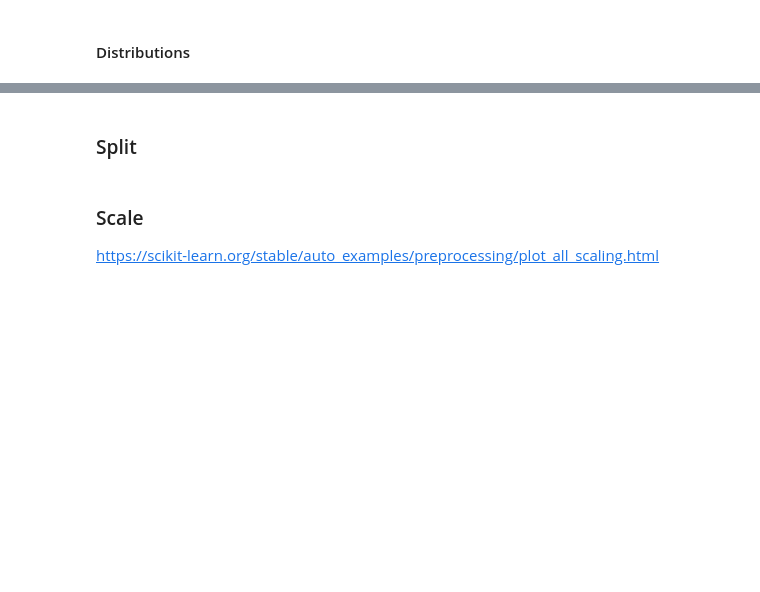
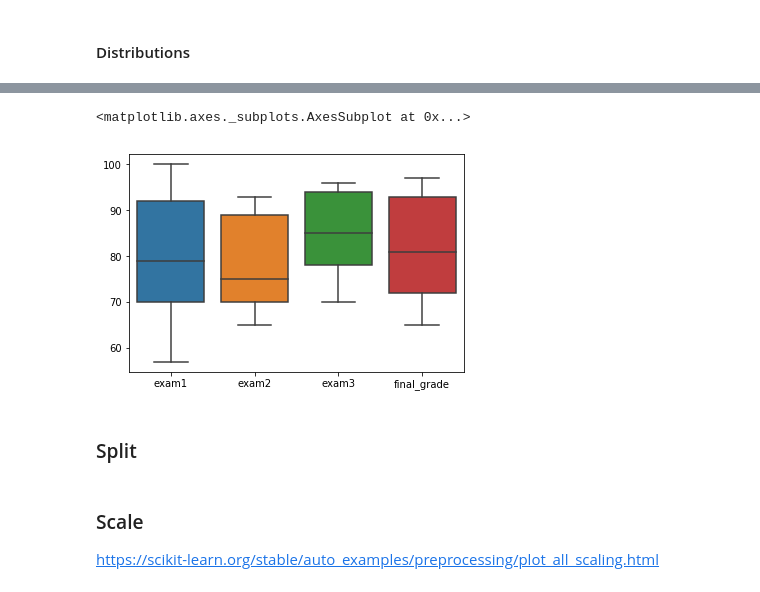
Before and after one commit to CodeupClassroom/bayes-methodologies-exercises, a Jupyter notebook: regression-day3.ipynb, the cells around one changed output, grey strips where cells are left out. Cells and saved outputs as stored; diff of their text form; code cells hidden in the pictures; blank space fills up the shorter version.

```diff
--- a/regression-day3.ipynb
+++ b/regression-day3.ipynb
@@ -43,3 +137,8 @@ import matplotlib.pyplot as plt
+# %%
+sns.boxplot(data=df)
+# %% [output]
+<matplotlib.axes._subplots.AxesSubplot at 0x...>
+[figure, added]
 # %% [markdown]
 ### Split
 # %%
```
Also changed, not shown: parts of 50 cells of this notebook.
